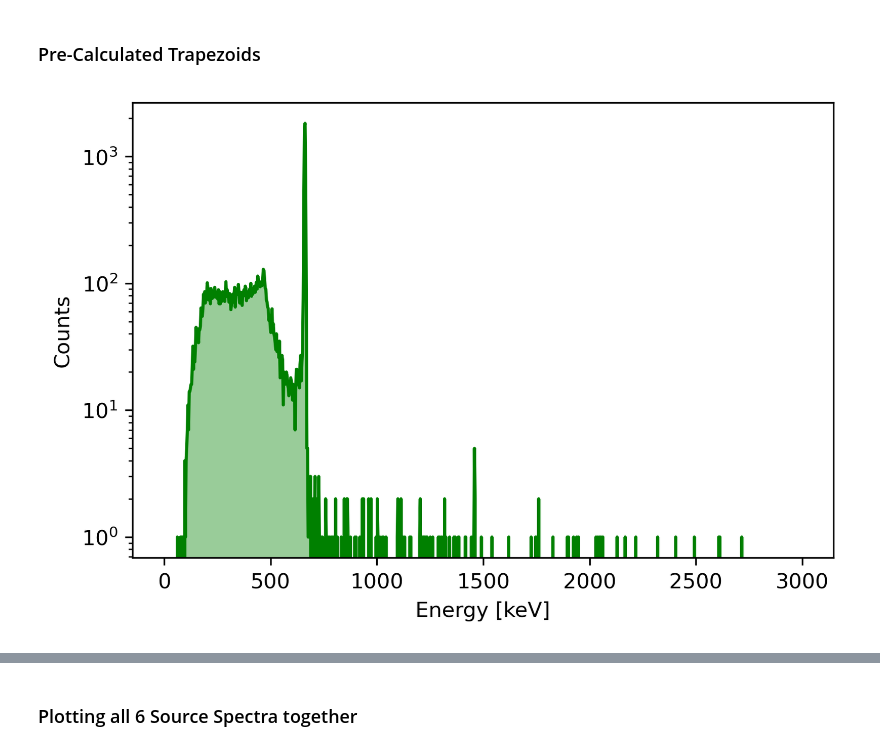
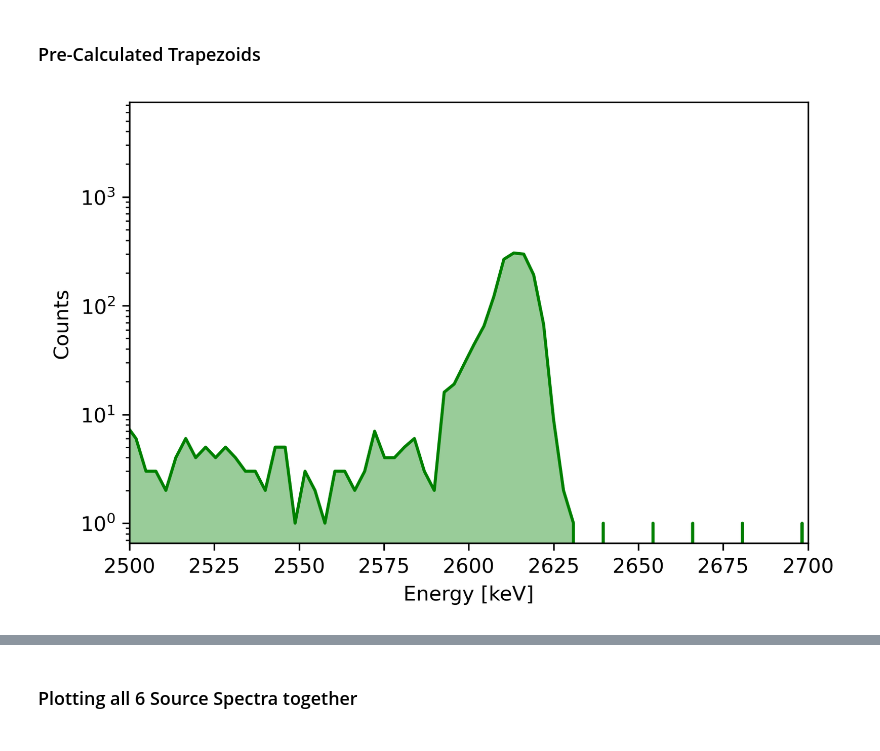
Before and after one commit to cllamb0/NE-204, a Jupyter notebook: Lab-1/NE-204_Lab-1_Final-Code.ipynb, the cells around one changed output, grey strips where cells are left out. Saved outputs shown, nothing was run; the diff lists cells and outputs as text; code cells hidden in the pictures.

```diff
--- a/Lab-1/NE-204_Lab-1_Final-Code.ipynb
+++ b/Lab-1/NE-204_Lab-1_Final-Code.ipynb
@@ -134,20 +186,20 @@ filepath_traps = 'Data/Trapezoid_Heights/'
 files_traps = ['Co57-Cal.npy', 'Co60-Cal.npy', 'Cs137-Cal.npy', 'Eu152-Cal.npy', 'Th228-Cal.npy', 'Background-Cal.npy']
 files_traps = [filepath_traps+f for f in files_traps]
 # %%
-energies = np.load(files_traps[2])
+energies = np.load(files_traps[4])
 # %%
 bins_ = np.linspace(0, 3000, 2**10+1)
 #bins_ = np.linspace(0, 6e5, 2**10+1)
 counts, bins_out, patches = plt.hist(energies, bins=bins_, alpha=0.5, color='b')
 plt.close()
 #plt.xlim(2500, 2700)
 plt.plot(bins_[:-1], counts, color='green')
 plt.fill_between(bins_[:-1], counts, facecolor='green', alpha=0.4)
 plt.semilogy()
 plt.xlabel('Energy [keV]')
 plt.ylabel('Counts')
 #plt.title('Th228, 1hour')
-#plt.xlim(2000, 3000)
+plt.xlim(2500, 2700)
 plt.show()
 # %% [output]
-[figure, old version]
+[figure, new version]
```
Also changed, not shown: parts of 14 cells of this notebook, 4 other files.
